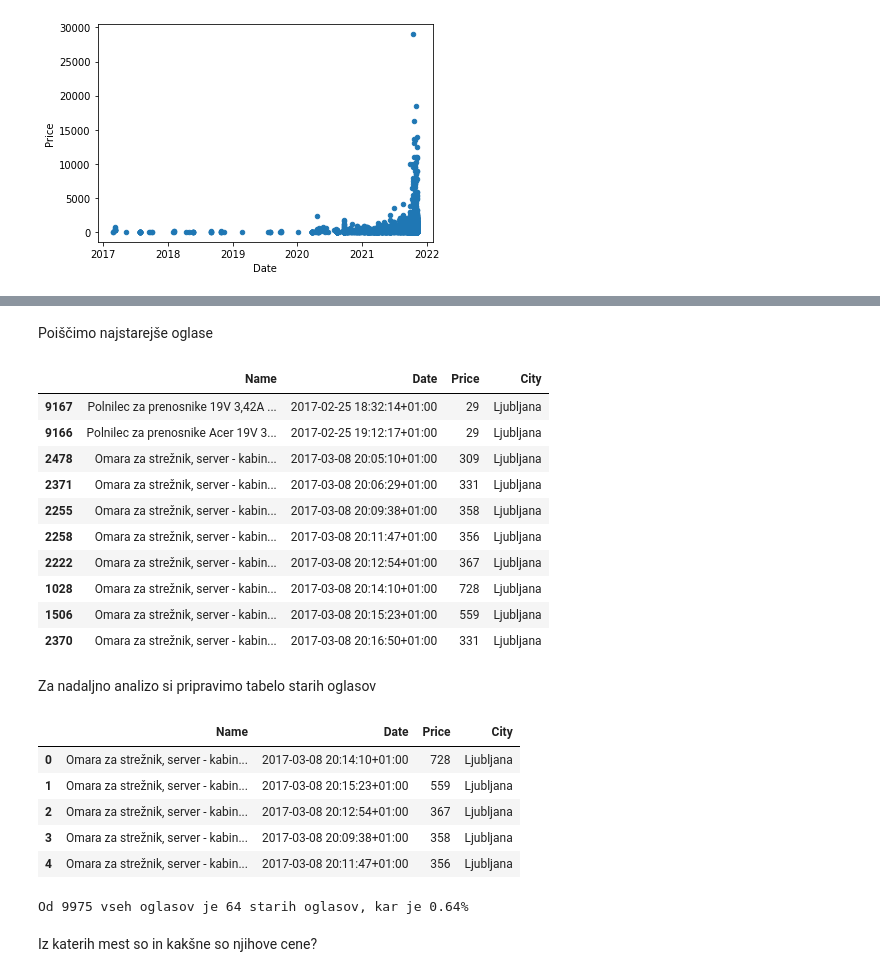
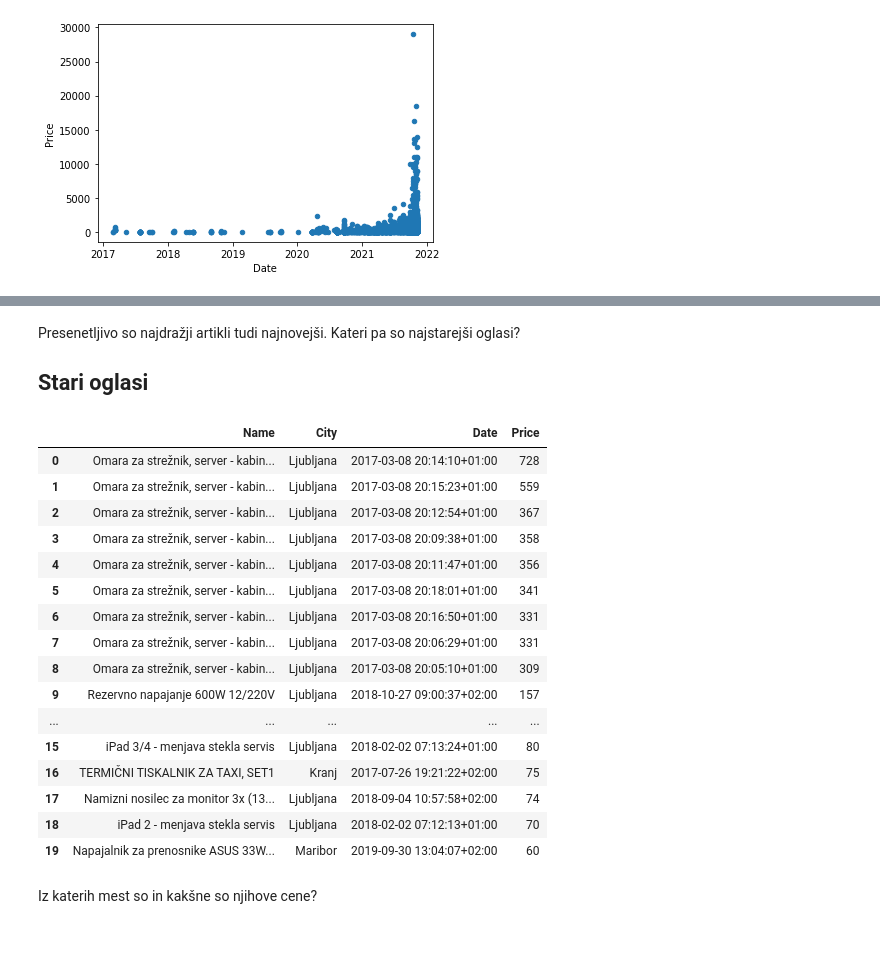
Before and after one commit to JakobPogacnikSouvent/bolha-racunalnistvo-advert-analysis, a Jupyter notebook: analiza.ipynb, the cells around one changed output, grey strips where cells are left out. Saved outputs shown, nothing was run; the diff lists cells and outputs as text; code cells hidden in the pictures; blank space fills up the shorter version.

```diff
--- a/analiza.ipynb
+++ b/analiza.ipynb
@@ -421,3 +49,0 @@ Preden zaključimo poglavje še popravimo tabelo `data`. V nadaljnji analizi nas
-# %%
-data = data.drop(columns=["City"]).rename(columns={"Filtered_city" : "City"})
-data.head()
@@ -466,0 +128,17 @@ Povprečna cena oglasa pa je 316.25 EUR s standardno deviacijo 811.78 EUR
+# %%
+def to_city(field):
+    LJUBLJANE = ["Ljubljana Moste Polje", "Ljubljana Bežigrad", "Ljubljana Šiška", "Ljubljana Center", "Ljubljana Vič Rudnik"]
+    if len(l := field.split(", ")) == 2:
+        city, _ = l
+
+        # Če smo v enem izmed sekcij Ljubljane si preprosto zapomnemo Ljubljana
+        if city in LJUBLJANE:
+            city = "Ljubljana"
+    else:
+        city = l[0]
+
+    return city
+# %%
+data["City"] = data["City"].map(to_city)
+df = data.groupby("City").size().to_frame(name="N_OF_ADDS").sort_values('N_OF_ADDS', ascending=False)
+df.reset_index().head(25).plot.bar(x='City', y='N_OF_ADDS')
@@ -494,0 +163,4 @@ Oglejmo si oglase iz osmih "najdražjih" mest
+# %%
+data["City"] = data["City"].map(to_city)
+df = data.groupby("City").mean().sort_values('Price', ascending=False).head(20)
+df.reset_index().head(25).plot.bar(x='City', y='Price')
@@ -595,35 +201,27 @@ V poglavju bomo opravili kratko analizo najstarejših oglasov na bolhi. Pojem **
-# %% [markdown]
-Poiščimo najstarejše oglase
-# %%
-data.sort_values("Date").head(10)
-# %% [output]
-|  | Name | Date | Price | City |
-| 9167 | Polnilec za prenosnike 19V 3,42A ... | 2017-02-25 18:32:14+01:00 | 29 | Ljubljana |
-| 9166 | Polnilec za prenosnike Acer 19V 3... | 2017-02-25 19:12:17+01:00 | 29 | Ljubljana |
-| 2478 | Omara za strežnik, server - kabin... | 2017-03-08 20:05:10+01:00 | 309 | Ljubljana |
-| 2371 | Omara za strežnik, server - kabin... | 2017-03-08 20:06:29+01:00 | 331 | Ljubljana |
-| 2255 | Omara za strežnik, server - kabin... | 2017-03-08 20:09:38+01:00 | 358 | Ljubljana |
-| 2258 | Omara za strežnik, server - kabin... | 2017-03-08 20:11:47+01:00 | 356 | Ljubljana |
-| 2222 | Omara za strežnik, server - kabin... | 2017-03-08 20:12:54+01:00 | 367 | Ljubljana |
-| 1028 | Omara za strežnik, server - kabin... | 2017-03-08 20:14:10+01:00 | 728 | Ljubljana |
-| 1506 | Omara za strežnik, server - kabin... | 2017-03-08 20:15:23+01:00 | 559 | Ljubljana |
-| 2370 | Omara za strežnik, server - kabin... | 2017-03-08 20:16:50+01:00 | 331 | Ljubljana |
-# %% [markdown]
-Za nadaljno analizo si pripravimo tabelo starih oglasov
+# %% [markdown]
+Presenetljivo so najdražji artikli tudi najnovejši. Kateri pa so najstarejši oglasi?
+## Stari oglasi
 # %%
 END_DATE = datetime.datetime(2020, 1, 1, 0, 0, 0, tzinfo=dateutil.tz.tz.tzoffset(None, 0)) #2020-01-02T00:00:00+00:00
-stari_oglasi = data[data.Date < END_DATE].reset_index(drop=True)
-stari_oglasi.head()
+df = data[data.Date < END_DATE].reset_index(drop=True)
+df.head(20)
 # %% [output]
-|  | Name | Date | Price | City |
-| 0 | Omara za strežnik, server - kabin... | 2017-03-08 20:14:10+01:00 | 728 | Ljubljana |
-| 1 | Omara za strežnik, server - kabin... | 2017-03-08 20:15:23+01:00 | 559 | Ljubljana |
-| 2 | Omara za strežnik, server - kabin... | 2017-03-08 20:12:54+01:00 | 367 | Ljubljana |
-| 3 | Omara za strežnik, server - kabin... | 2017-03-08 20:09:38+01:00 | 358 | Ljubljana |
-| 4 | Omara za strežnik, server - kabin... | 2017-03-08 20:11:47+01:00 | 356 | Ljubljana |
+|  | Name | City | Date | Price |
+| 0 | Omara za strežnik, server - kabin... | Ljubljana | 2017-03-08 20:14:10+01:00 | 728 |
+| 1 | Omara za strežnik, server - kabin... | Ljubljana | 2017-03-08 20:15:23+01:00 | 559 |
+| 2 | Omara za strežnik, server - kabin... | Ljubljana | 2017-03-08 20:12:54+01:00 | 367 |
+| 3 | Omara za strežnik, server - kabin... | Ljubljana | 2017-03-08 20:09:38+01:00 | 358 |
+| 4 | Omara za strežnik, server - kabin... | Ljubljana | 2017-03-08 20:11:47+01:00 | 356 |
+| 5 | Omara za strežnik, server - kabin... | Ljubljana | 2017-03-08 20:18:01+01:00 | 341 |
+| 6 | Omara za strežnik, server - kabin... | Ljubljana | 2017-03-08 20:16:50+01:00 | 331 |
+| 7 | Omara za strežnik, server - kabin... | Ljubljana | 2017-03-08 20:06:29+01:00 | 331 |
+| 8 | Omara za strežnik, server - kabin... | Ljubljana | 2017-03-08 20:05:10+01:00 | 309 |
+| 9 | Rezervno napajanje 600W 12/220V | Ljubljana | 2018-10-27 09:00:37+02:00 | 157 |
+| ... | ... | ... | ... | ... |
+| 15 | iPad 3/4 - menjava stekla servis | Ljubljana | 2018-02-02 07:13:24+01:00 | 80 |
+| 16 | TERMIČNI TISKALNIK ZA TAXI, SET1 | Kranj | 2017-07-26 19:21:22+02:00 | 75 |
+| 17 | Namizni nosilec za monitor 3x (13... | Ljubljana | 2018-09-04 10:57:58+02:00 | 74 |
+| 18 | iPad 2 - menjava stekla servis | Ljubljana | 2018-02-02 07:12:13+01:00 | 70 |
+| 19 | Napajalnik za prenosnike ASUS 33W... | Maribor | 2019-09-30 13:04:07+02:00 | 60 |
-# %%
-print(f"Od {len(data)} vseh oglasov je {len(stari_oglasi)} starih oglasov, kar je {len(stari_oglasi)/len(data) * 100 :.2f}%")
-# %% [output]
-Od 9975 vseh oglasov je 64 starih oglasov, kar je 0.64%
 # %% [markdown]
 Iz katerih mest so in kakšne so njihove cene?
```
Also changed, not shown: parts of 120 cells of this notebook, 3 other files.
